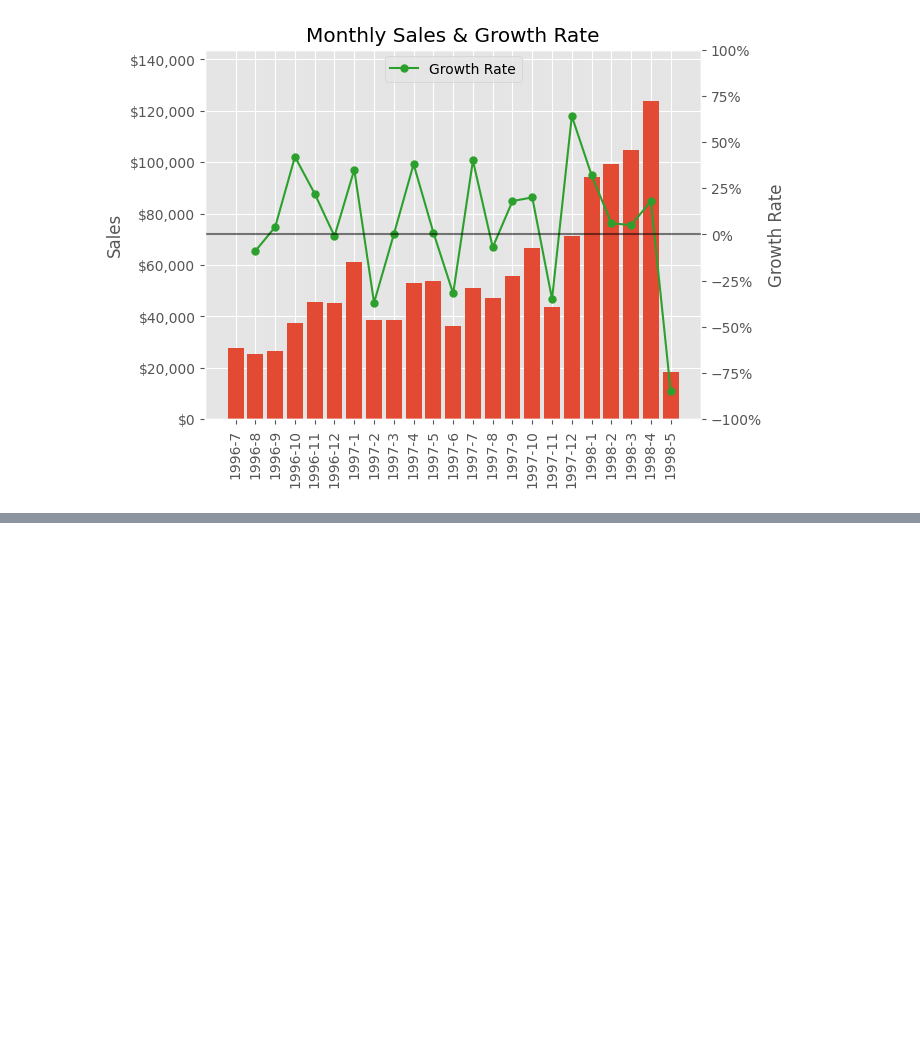
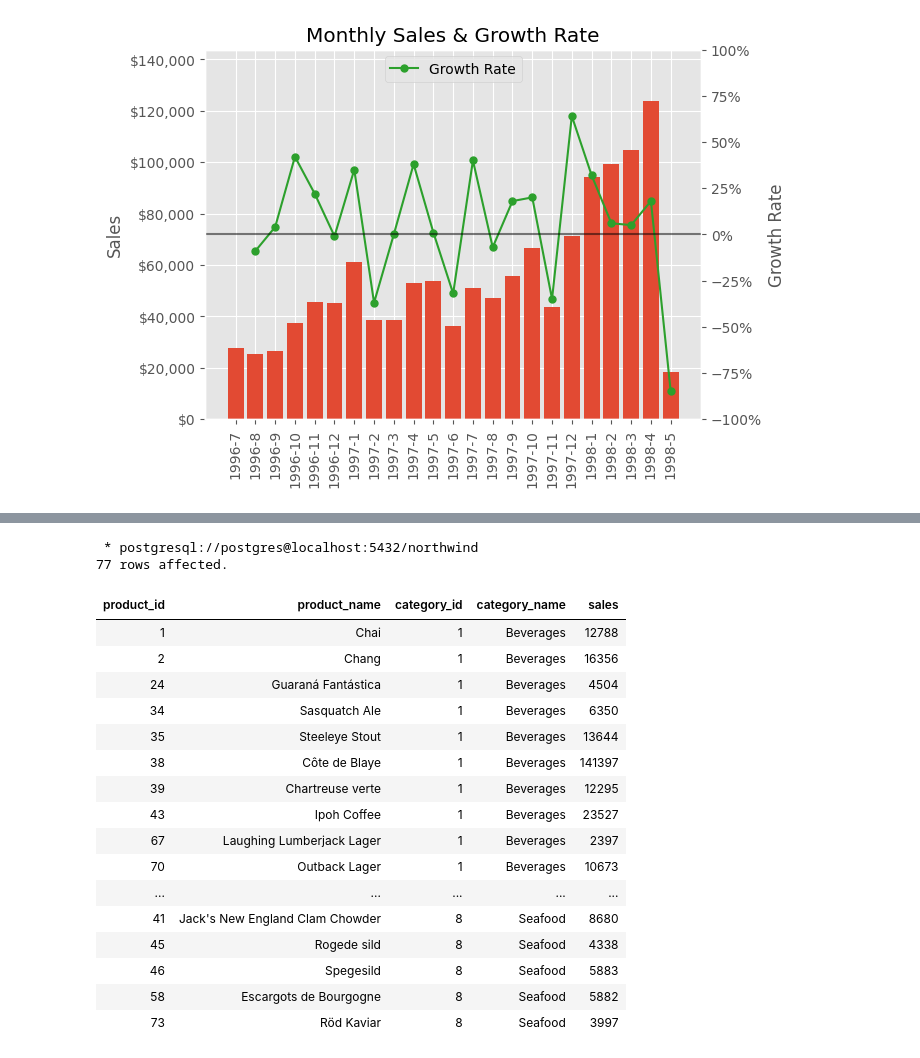
Before and after one commit to moscmh/NorthWind, a Jupyter notebook: northwind.ipynb, the cells around one changed output, grey strips where cells are left out. Cells and saved outputs as stored; diff of their text form; code cells hidden in the pictures; blank space fills up the shorter version.

```diff
--- a/northwind.ipynb
+++ b/northwind.ipynb
@@ -287,0 +428,30 @@ plt.show()
+# %%
+%%sql
+SELECT
+    OD.product_id, P.product_name, P.category_id, C.category_name,
+    ROUND(SUM(OD.unit_price * OD.quantity * (1-OD.discount))::numeric, 0) AS sales
+FROM order_details OD
+INNER JOIN products P ON OD.product_id=P.product_id
+INNER JOIN categories C ON P.category_id=C.category_id
+GROUP BY 1, 2, 3, 4
+ORDER BY 3, 1
+# %% [output]
+ * postgresql://postgres@localhost:5432/northwind
+77 rows affected.
+| product_id | product_name | category_id | category_name | sales |
+| 1 | Chai | 1 | Beverages | 12788 |
+| 2 | Chang | 1 | Beverages | 16356 |
+| 24 | Guaraná Fantástica | 1 | Beverages | 4504 |
+| 34 | Sasquatch Ale | 1 | Beverages | 6350 |
+| 35 | Steeleye Stout | 1 | Beverages | 13644 |
+| 38 | Côte de Blaye | 1 | Beverages | 141397 |
+| 39 | Chartreuse verte | 1 | Beverages | 12295 |
+| 43 | Ipoh Coffee | 1 | Beverages | 23527 |
+| 67 | Laughing Lumberjack Lager | 1 | Beverages | 2397 |
+| 70 | Outback Lager | 1 | Beverages | 10673 |
+| ... | ... | ... | ... | ... |
+| 41 | Jack's New England Clam Chowder | 8 | Seafood | 8680 |
+| 45 | Rogede sild | 8 | Seafood | 4338 |
+| 46 | Spegesild | 8 | Seafood | 5883 |
+| 58 | Escargots de Bourgogne | 8 | Seafood | 5882 |
+| 73 | Röd Kaviar | 8 | Seafood | 3997 |
```
Also changed, not shown: parts of 18 cells of this notebook.
